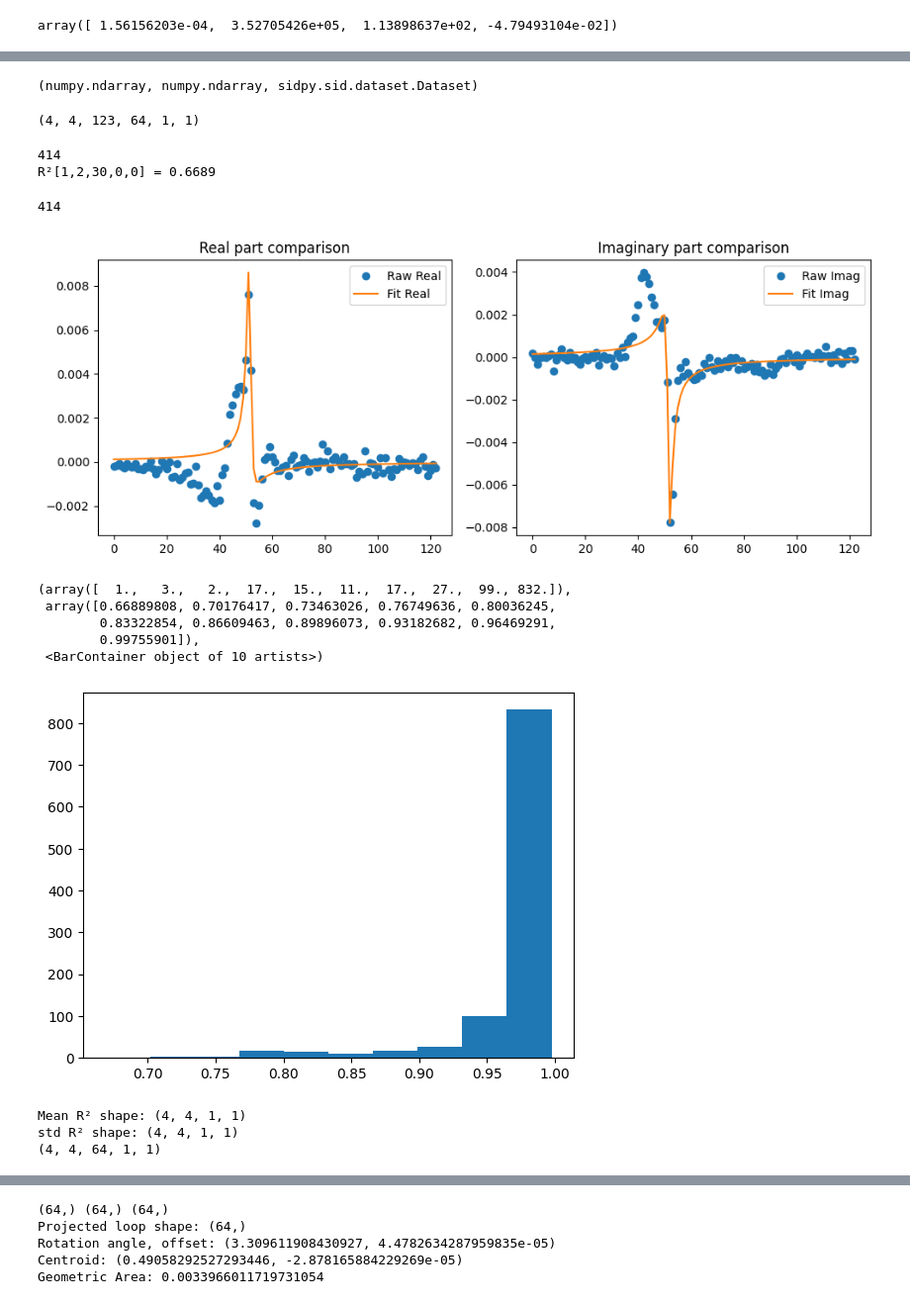
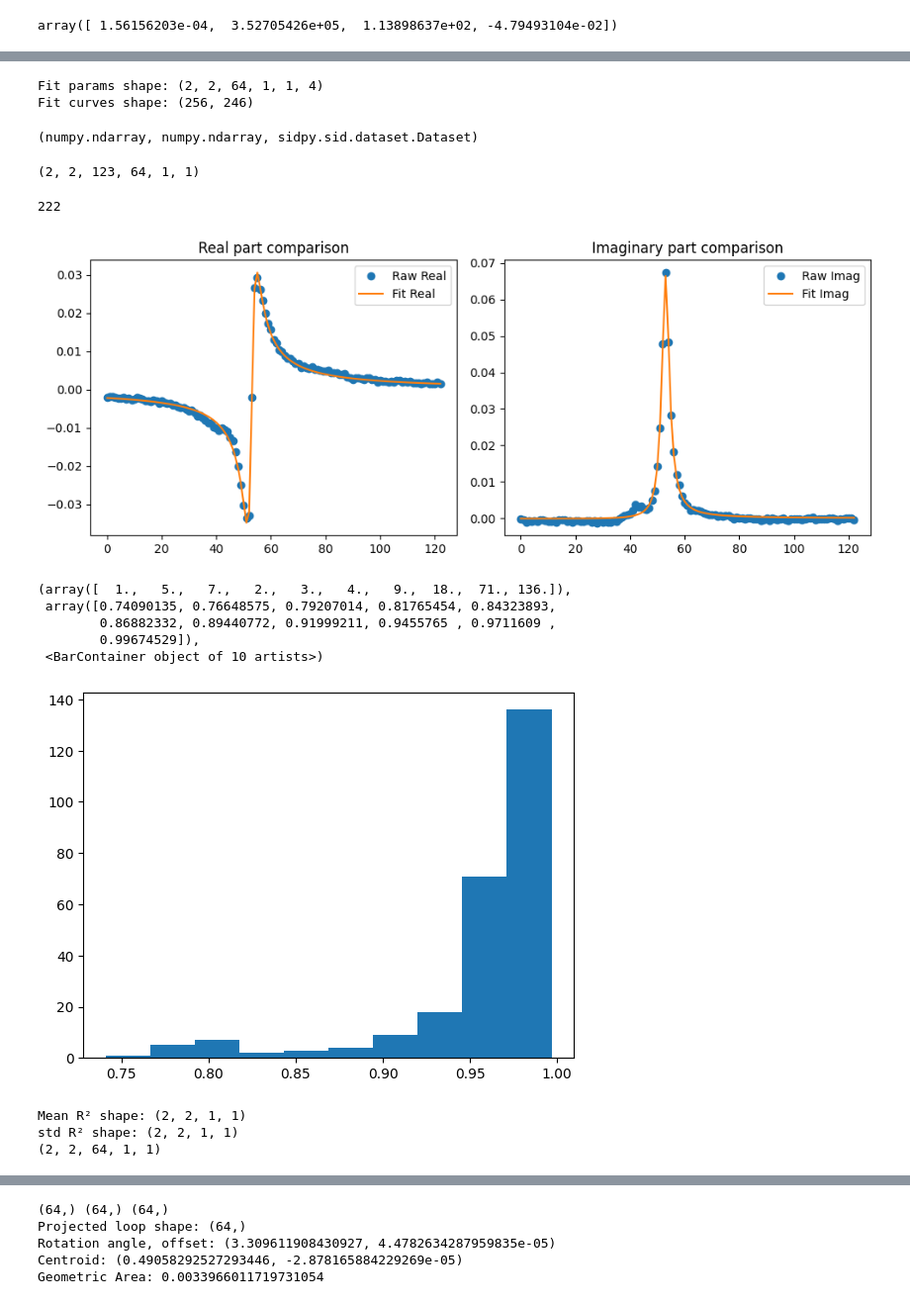
Before and after one commit to pycroscopy/BGlib, a Jupyter notebook: BGlib/misc/jc1_bg_gui.ipynb, the cells around one changed output, grey strips where cells are left out. Shown at 99% size. Cells and saved outputs as stored; diff of their text form; code cells hidden in the pictures.

```diff
--- a/BGlib/misc/jc1_bg_gui.ipynb
+++ b/BGlib/misc/jc1_bg_gui.ipynb
@@ -1145,7 +1146,7 @@ reader = sr.Usid_reader(filename)
 # %% [output]
 File is already Pycroscopy ready.
 # %%
-beps_raw = reader.read()[:4,:4,:,:,:1,:1]#TODO: temporary for testing only!!
+beps_raw = reader.read()[:2,:2,:,:,:1,:1]#TODO: temporary for testing only!!
 # %%
 nx, ny, nfreq, ndc, nfield, ncycle = beps_raw.shape
 print(nx, ny, nfreq, ndc, nfield, ncycle)
@@ -1262,6 +1261,9 @@ fit_curves = np.array(fitter_output[1].compute())
 # %%
 print("Fit params shape:", fit_params.shape)
 print("Fit curves shape:", fit_curves.shape)
+# %% [output]
+Fit params shape: (2, 2, 64, 1, 1, 4)
+Fit curves shape: (256, 246)
 # %%
 type(fit_params), type(fit_curves), type(beps_raw)
 # %% [output]
@@ -1269,7 +1271,7 @@ type(fit_params), type(fit_curves), type(beps_raw)
 # %%
 beps_raw.shape
 # %% [output]
-(4, 4, 123, 64, 1, 1)
+(2, 2, 123, 64, 1, 1)
 # %%
 def r2_score_complex(raw_real, raw_imag, fit_real, fit_imag):
     y_true = np.hstack([raw_real, raw_imag])
@@ -1318,44 +1320,41 @@ for x in range(nx):
                         plt.tight_layout()
                         plt.show()
                     idx +=1
-# %% [output]
-414
-R²[1,2,30,0,0] = 0.6689
 # %%
-x, y, dc_idx, field, cycle = 1,2,30,0,0
+x, y, dc_idx, field, cycle = 1,1,30,0,0
 raw_resp = beps_raw[x, y, :, dc_idx, field, cycle].compute()
 raw_real = np.real(raw_resp)
 raw_imag = np.imag(raw_resp)
 pix_index=(((x*ny+y)*ndc+dc_idx)*nfield+field)*ncycle+cycle
 print(pix_index)
 fit_real = fit_curves[pix_index, :123]
 fit_imag = fit_curves[pix_index, 123:]
 
 # Plot comparison
 plt.figure(figsize=(10, 4))
 plt.subplot(1, 2, 1)
 plt.plot(raw_real, 'o', label='Raw Real')
 plt.plot(fit_real, '-', label='Fit Real')
 plt.legend(); plt.title("Real part comparison")
 
 plt.subplot(1, 2, 2)
 plt.plot(raw_imag, 'o', label='Raw Imag')
 plt.plot(fit_imag, '-', label='Fit Imag')
 plt.legend(); plt.title("Imaginary part comparison")
 plt.tight_layout()
 plt.show()
 # %% [output]
-414
+222
-[figure, old version]
+[figure, new version]
 # %%
 plt.hist(r2_map.flatten())
 # %% [output]
-(array([  1.,   3.,   2.,  17.,  15.,  11.,  17.,  27.,  99., 832.]),
- array([0.66889808, 0.70176417, 0.73463026, 0.76749636, 0.80036245,
-        0.83322854, 0.86609463, 0.89896073, 0.93182682, 0.96469291,
-        0.99755901]),
+(array([  1.,   5.,   7.,   2.,   3.,   4.,   9.,  18.,  71., 136.]),
+ array([0.74090135, 0.76648575, 0.79207014, 0.81765454, 0.84323893,
+        0.86882332, 0.89440772, 0.91999211, 0.9455765 , 0.9711609 ,
+        0.99674529]),
  <BarContainer object of 10 artists>)
-[figure, old version]
+[figure, new version]
 # %%
 r2_mean = r2_map.mean(axis=2)   # average across DC bias
 r2_std = r2_map.std(axis=2)   # average across DC bias
@@ -1363,9 +1362,9 @@ print("Mean R² shape:", r2_mean.shape)
 print("std R² shape:", r2_std.shape)
 print(r2_map.shape)
 # %% [output]
-Mean R² shape: (4, 4, 1, 1)
-std R² shape: (4, 4, 1, 1)
-(4, 4, 64, 1, 1)
+Mean R² shape: (2, 2, 1, 1)
+std R² shape: (2, 2, 1, 1)
+(2, 2, 64, 1, 1)
 # %%
 # r2_mean
 # %%
```
Also changed, not shown: parts of 16 cells of this notebook, 1 other file.
